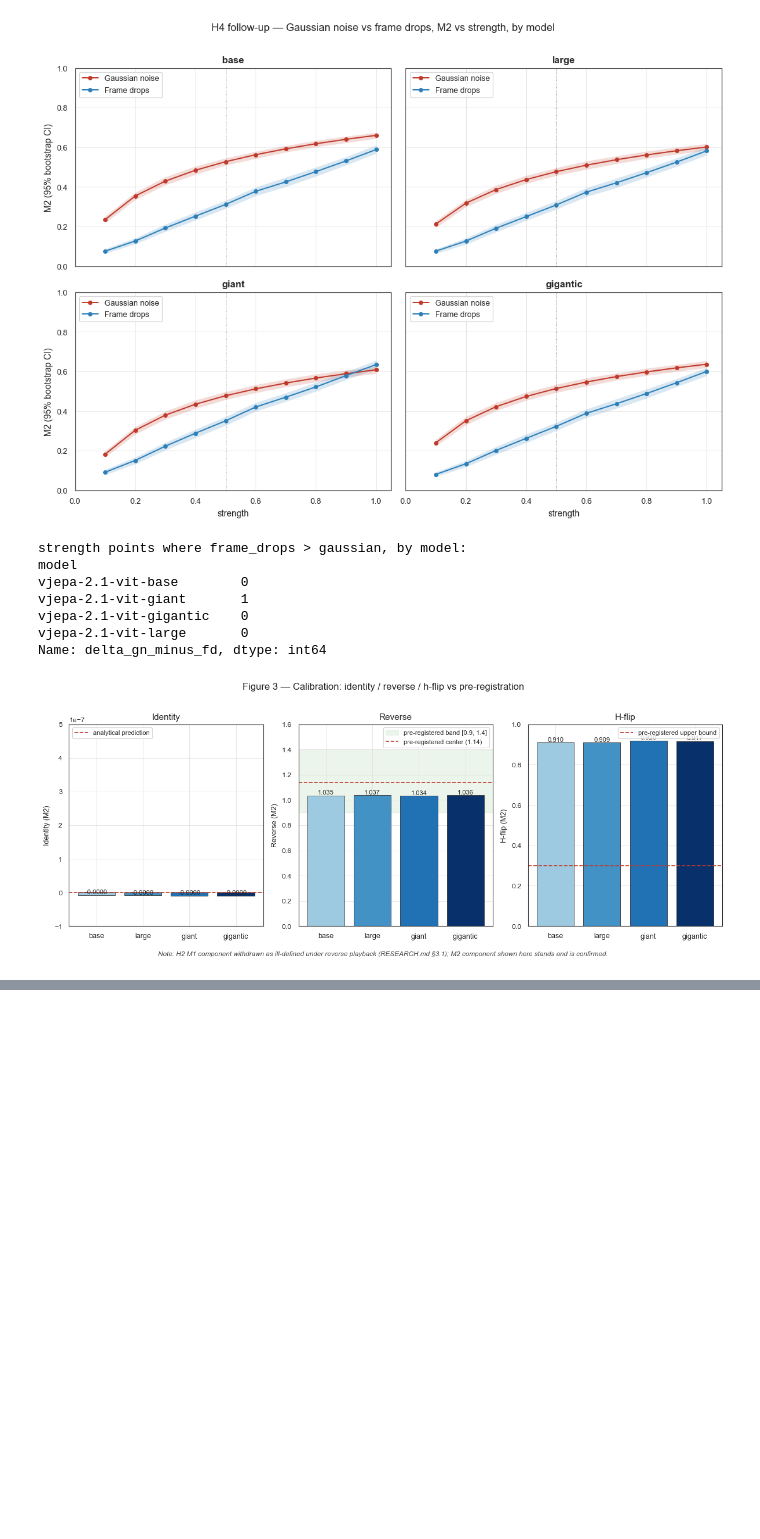
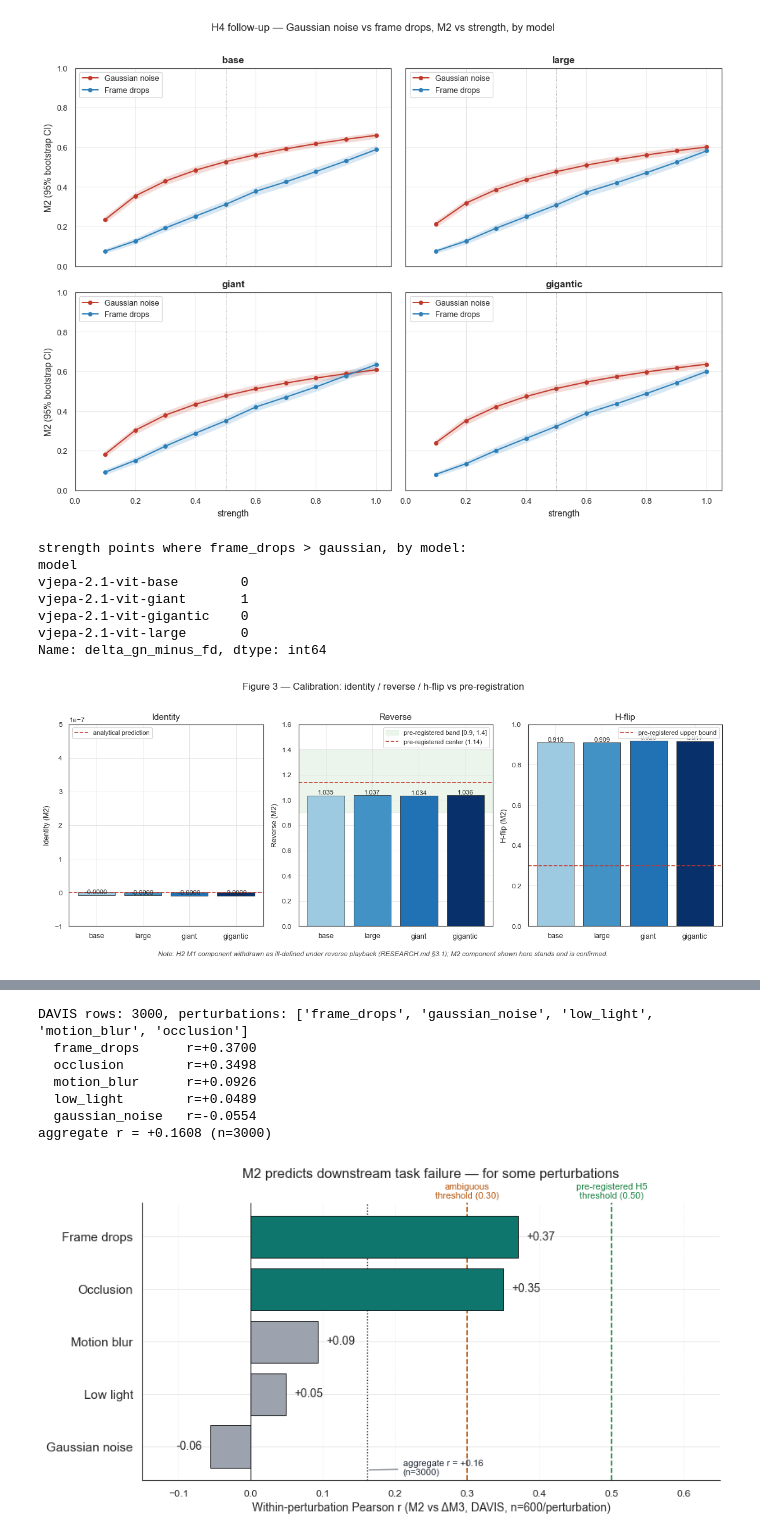
Before and after one commit to poisson-labs/vjepa-stress, a Jupyter notebook: notebooks/analysis.ipynb, the cells around one changed output, grey strips where cells are left out. Drawn from its saved outputs; the diff is of its cells as text; code cells hidden in the pictures; blank space fills up the shorter version.

```diff
--- a/notebooks/analysis.ipynb
+++ b/notebooks/analysis.ipynb
@@ -819,0 +835,71 @@ plt.show()
+# %%
+import glob
+DAVIS_RUN = REPO / "runs" / "sweep-davis-9fb565d"
+davis_shards = sorted(glob.glob(str(DAVIS_RUN / "*.parquet")))
+davis_df = con.execute(f"SELECT * FROM read_parquet({davis_shards!r})").df()
+davis_df["delta_m3"] = davis_df["m3_clean"] - davis_df["m3_perturbed"]
+print(f"DAVIS rows: {len(davis_df)}, perturbations: {sorted(davis_df.perturbation.unique())}")
+
+PRETTY = {
+    "gaussian_noise": "Gaussian noise",
+    "motion_blur": "Motion blur",
+    "frame_drops": "Frame drops",
+    "occlusion": "Occlusion",
+    "low_light": "Low light",
+}
+per_pert = {}
+for p in TIER1:
+    sub = davis_df[davis_df.perturbation == p]
+    per_pert[p] = float(np.corrcoef(sub.m2, sub.delta_m3)[0, 1])
+agg_sub = davis_df[davis_df.perturbation.isin(TIER1)]
+r_agg = float(np.corrcoef(agg_sub.m2, agg_sub.delta_m3)[0, 1])
+ordered = sorted(per_pert.items(), key=lambda kv: kv[1], reverse=True)
+for p, r in ordered:
+    print(f"  {p:<16} r={r:+.4f}")
+print(f"aggregate r = {r_agg:+.4f} (n={len(agg_sub)})")
+
+ABOVE, BELOW = "#0f766e", "#9ca3af"
+AMBIG, H5T = 0.3, 0.5
+labels = [PRETTY[p] for p, _ in ordered]
+values = [r for _, r in ordered]
+colors = [ABOVE if v >= AMBIG else BELOW for v in values]
+
+fig, ax = plt.subplots(figsize=(8.5, 4.5))
+y_pos = np.arange(len(labels))[::-1]
+bars = ax.barh(y_pos, values, color=colors, edgecolor="black", linewidth=0.6, zorder=3)
+ax.set_yticks(y_pos)
+ax.set_yticklabels(labels, fontsize=11)
+ax.set_xlabel("Within-perturbation Pearson r (M2 vs ΔM3, DAVIS, n=600/perturbation)", fontsize=10)
+ax.set_xlim(-0.15, 0.65)
+ax.axvline(0, color="black", linewidth=0.6, zorder=2)
+ax.axvline(AMBIG, color="#b45309", linestyle="--", linewidth=1.2, zorder=2)
+ax.axvline(H5T, color="#15803d", linestyle="--", linewidth=1.2, zorder=2)
+ymax = ax.get_ylim()[1]
+ax.text(AMBIG, ymax + 0.05, "ambiguous\nthreshold (0.30)", ha="center", va="bottom", fontsize=8, color="#b45309")
+ax.text(H5T, ymax + 0.05, "pre-registered H5\nthreshold (0.50)", ha="center", va="bottom", fontsize=8, color="#15803d")
+for bar, v in zip(bars, values):
+    x = v + (0.012 if v >= 0 else -0.012)
+    ha = "left" if v >= 0 else "right"
+    ax.text(x, bar.get_y() + bar.get_height() / 2, f"{v:+.2f}", va="center", ha=ha, fontsize=10)
+ax.axvline(r_agg, color="#1f2937", linestyle=":", linewidth=1.0, zorder=2)
+ax.annotate(f"aggregate r = {r_agg:+.2f}\n(n=3000)",
+            xy=(r_agg, -0.45), xytext=(r_agg + 0.05, -0.55),
+            fontsize=8, color="#1f2937",
+            arrowprops=dict(arrowstyle="-", color="#1f2937", lw=0.6))
+ax.set_title("M2 predicts downstream task failure — for some perturbations", fontsize=12, pad=22)
+ax.spines["top"].set_visible(False)
+ax.spines["right"].set_visible(False)
+ax.grid(axis="x", linestyle=":", color="#d1d5db", alpha=0.7, zorder=1)
+plt.tight_layout()
+fig.savefig(FIG_DIR / "fig5_partitioning.png", dpi=300, bbox_inches="tight")
+fig.savefig(FIG_DIR / "fig5_partitioning.pdf", bbox_inches="tight")
+plt.show()
+# %% [output]
+DAVIS rows: 3000, perturbations: ['frame_drops', 'gaussian_noise', 'low_light', 'motion_blur', 'occlusion']
+  frame_drops      r=+0.3700
+  occlusion        r=+0.3498
+  motion_blur      r=+0.0926
+  low_light        r=+0.0489
+  gaussian_noise   r=-0.0554
+aggregate r = +0.1608 (n=3000)
+[figure, added]
```
Also changed, not shown: parts of 1 cell of this notebook, 16 other files.
